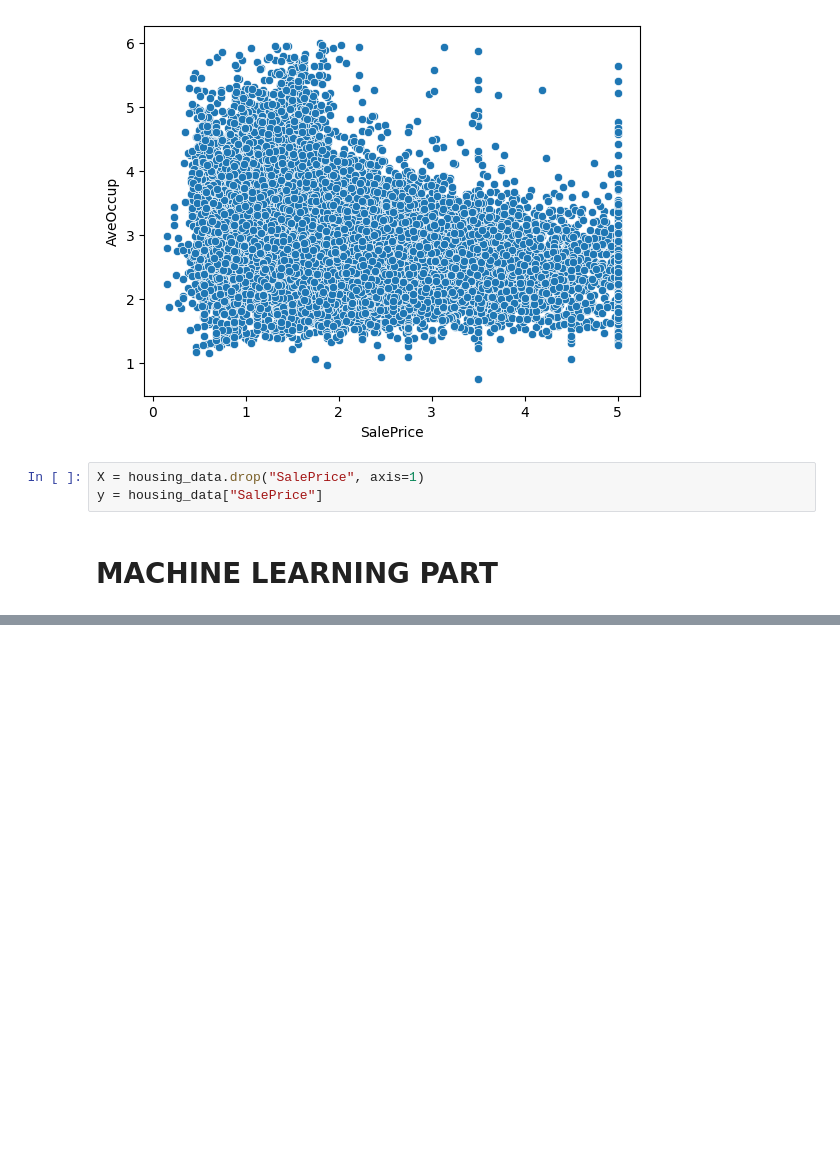
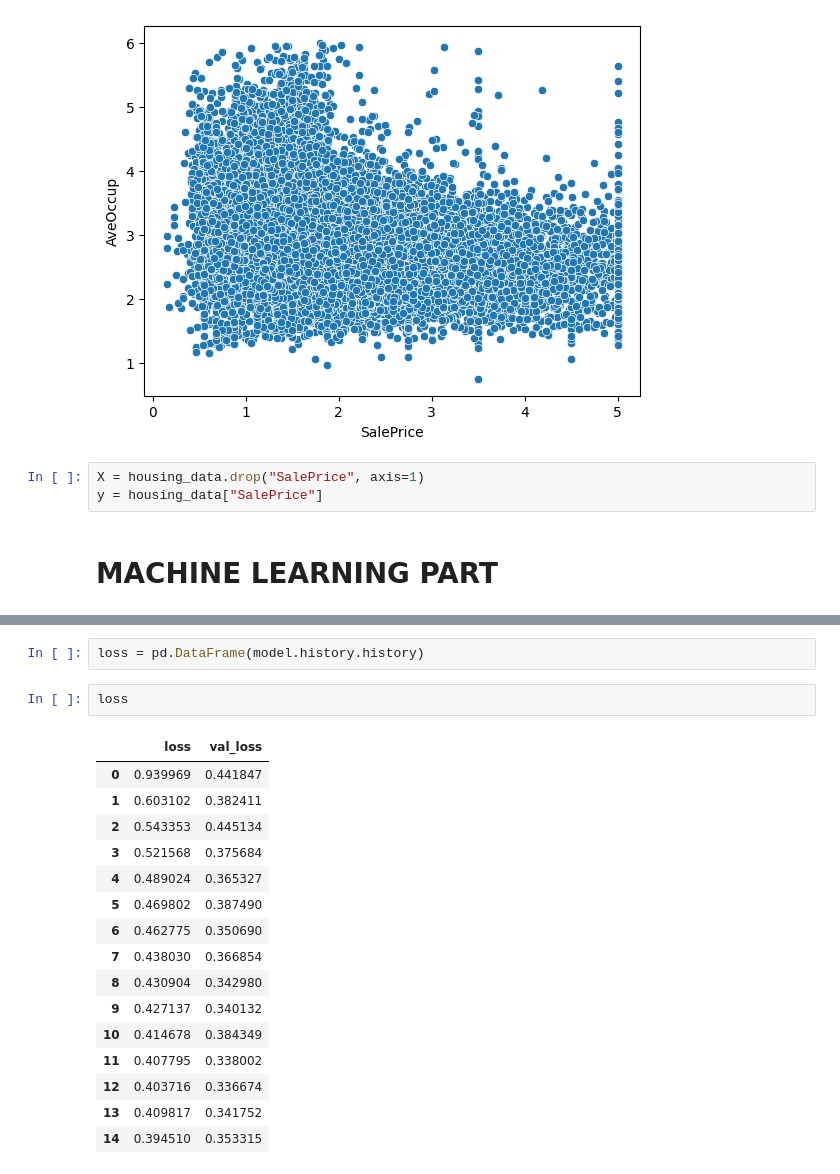
Before and after one commit to Ademola-Alabi/Housing_price_prediction_model, a Jupyter notebook: housing.ipynb, the cells around one changed output, grey strips where cells are left out. Drawn from its saved outputs; the diff is of its cells as text; blank space fills up the shorter version.

```diff
--- a/housing.ipynb
+++ b/housing.ipynb
@@ -185,0 +246,21 @@ y = housing_data["SalePrice"]
+# %%
+loss = pd.DataFrame(model.history.history)
+# %%
+loss
+# %% [output]
+|  | loss | val_loss |
+| 0 | 0.939969 | 0.441847 |
+| 1 | 0.603102 | 0.382411 |
+| 2 | 0.543353 | 0.445134 |
+| 3 | 0.521568 | 0.375684 |
+| 4 | 0.489024 | 0.365327 |
+| 5 | 0.469802 | 0.387490 |
+| 6 | 0.462775 | 0.350690 |
+| 7 | 0.438030 | 0.366854 |
+| 8 | 0.430904 | 0.342980 |
+| 9 | 0.427137 | 0.340132 |
+| 10 | 0.414678 | 0.384349 |
+| 11 | 0.407795 | 0.338002 |
+| 12 | 0.403716 | 0.336674 |
+| 13 | 0.409817 | 0.341752 |
+| 14 | 0.394510 | 0.353315 |
```
Also changed, not shown: parts of 15 cells of this notebook.
